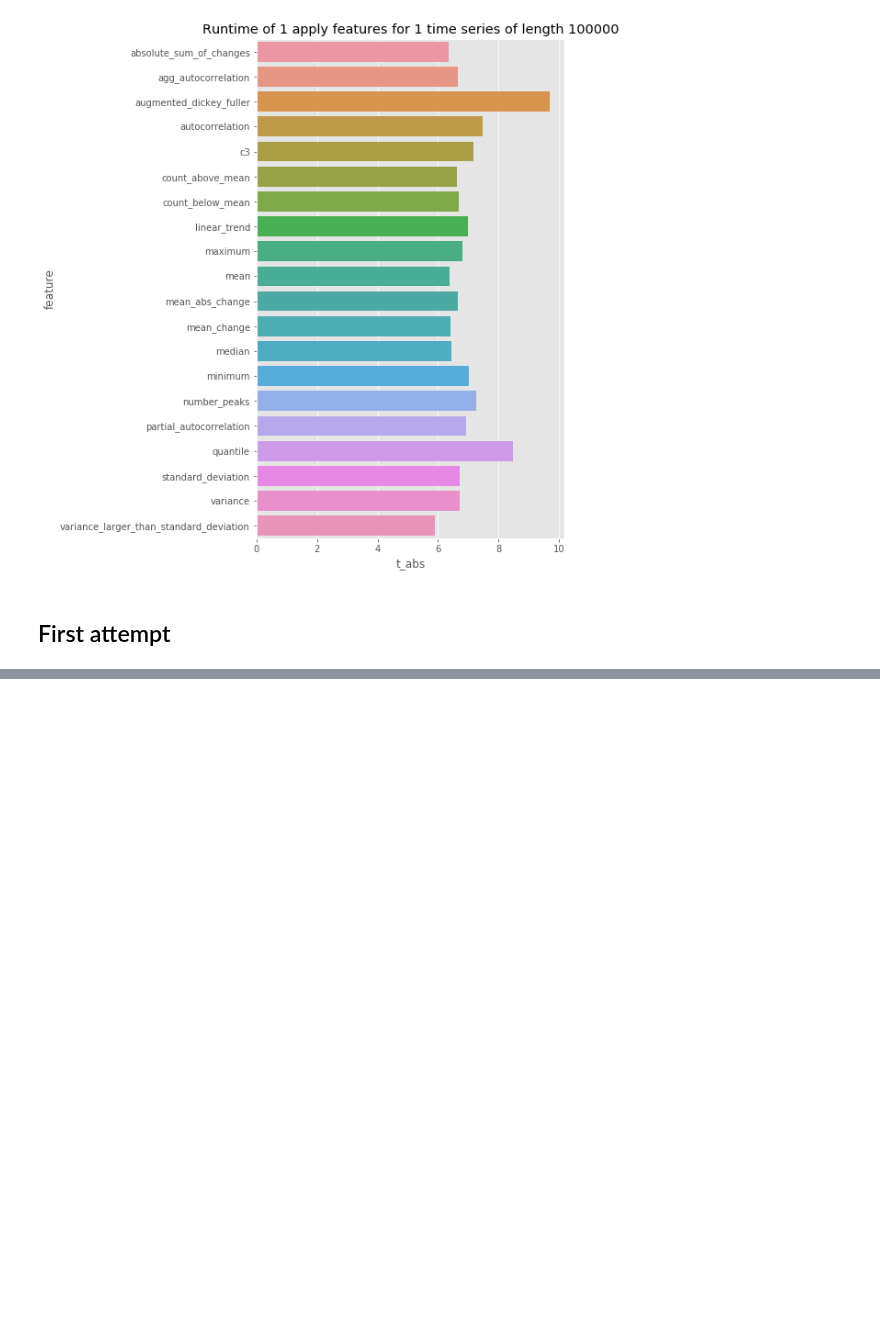
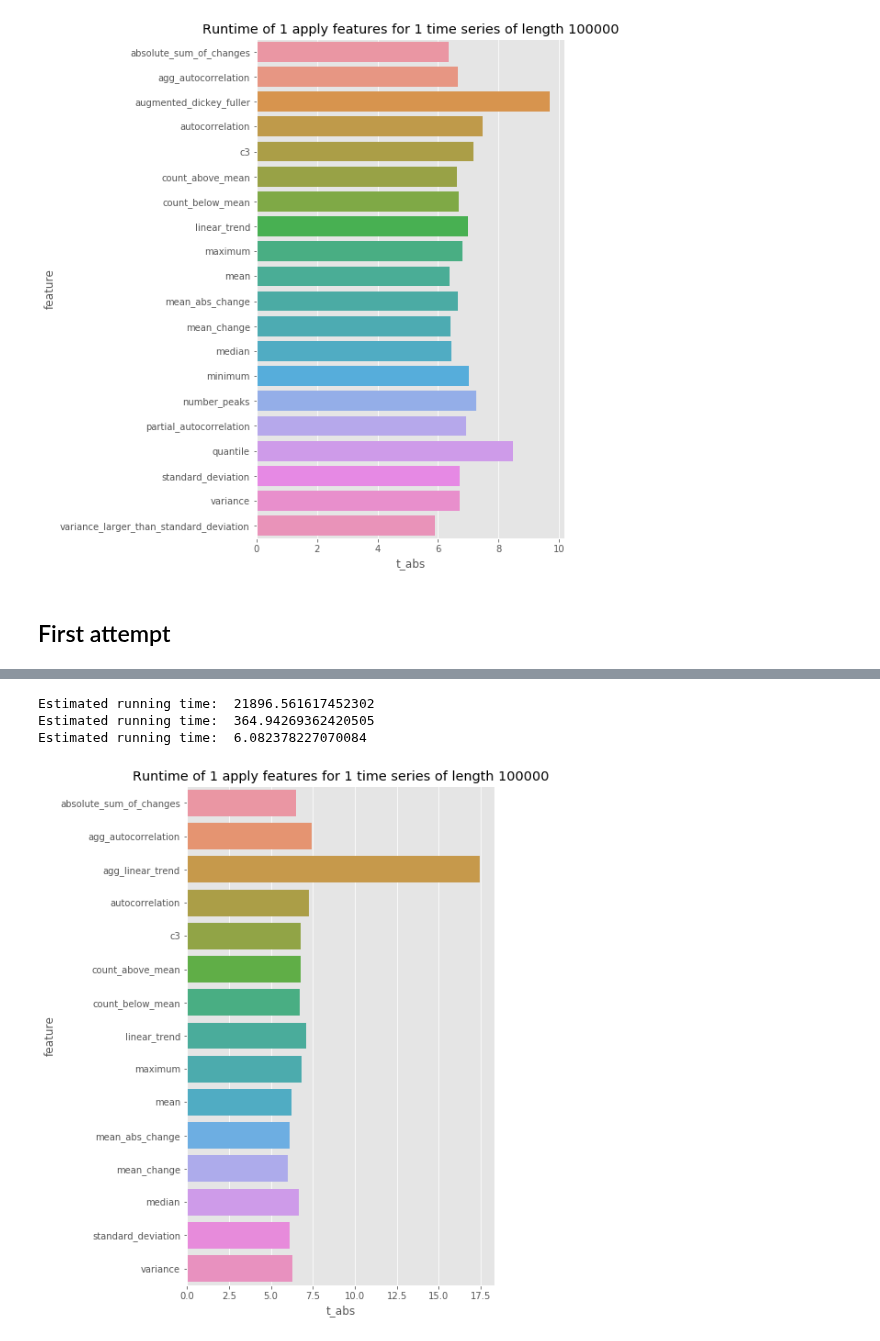
Before and after one commit to Saphirox/energy-consumption-prediction, a Jupyter notebook: energy.feature_eng.tsfresh.python.1.0.ipynb, the cells around one changed output, grey strips where cells are left out. Cells and saved outputs as stored; diff of their text form; code cells hidden in the pictures; blank space fills up the shorter version.

```diff
--- a/energy.feature_eng.tsfresh.python.1.0.ipynb
+++ b/energy.feature_eng.tsfresh.python.1.0.ipynb
@@ -375,0 +694,3 @@ lgbm = model_train({'colsample_bytree': 0.6822560141727592,
+# %%
+show_ts_performance(settings)
+# %% [output]
@@ -375,0 +698,4 @@ lgbm = model_train({'colsample_bytree': 0.6822560141727592,
+Estimated running time:  21896.561617452302
+Estimated running time:  364.94269362420505
+Estimated running time:  6.082378227070084
+[figure, added]
```
Also changed, not shown: parts of 28 cells of this notebook, 6 other files.
